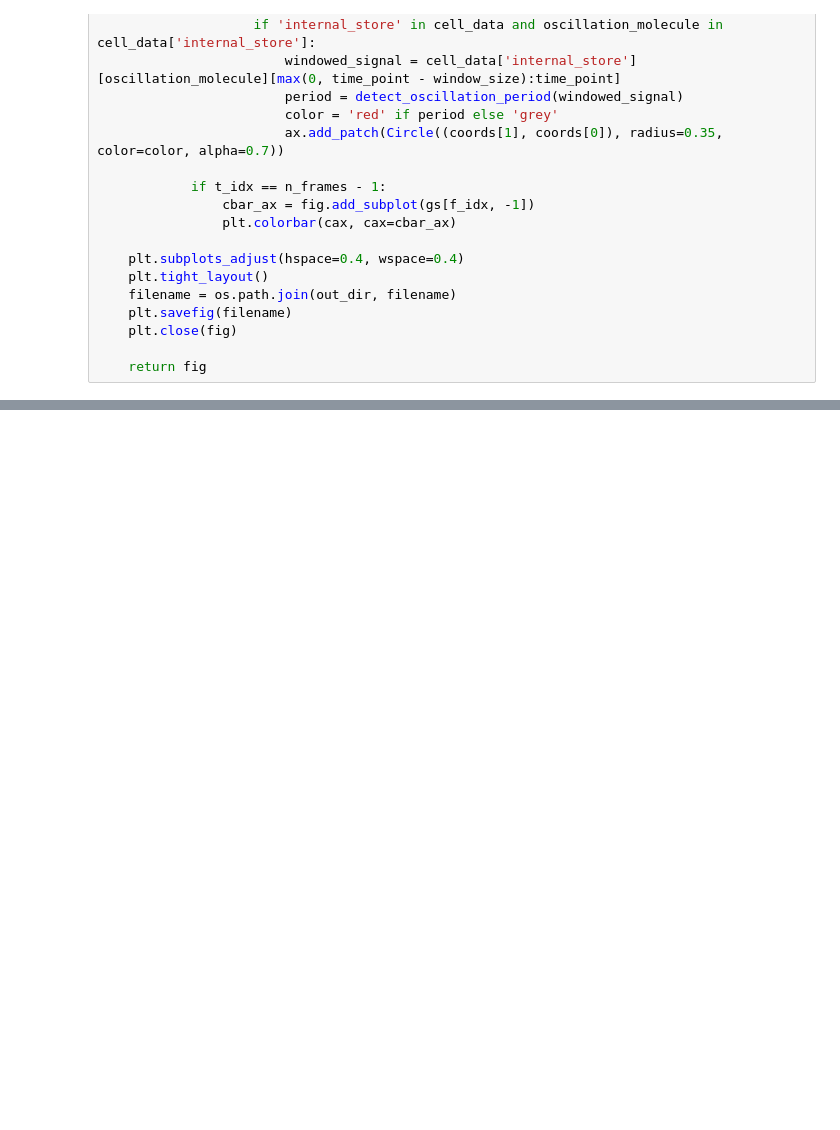
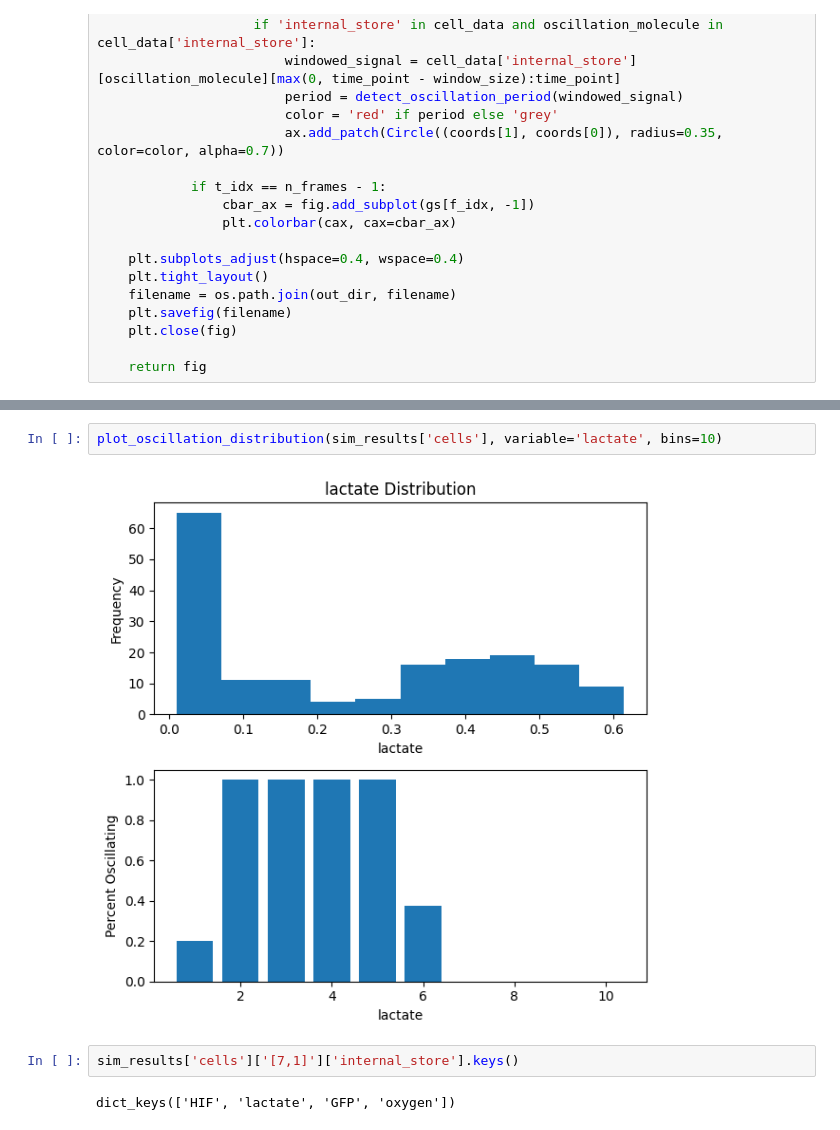
Before and after one commit to vivarium-collective/hypoxia-oscillations, a Jupyter notebook: notebooks/grid_tissue.ipynb, the cells around one changed output, grey strips where cells are left out. Saved outputs shown, nothing was run; the diff lists cells and outputs as text; blank space fills up the shorter version.

```diff
--- a/notebooks/grid_tissue.ipynb
+++ b/notebooks/grid_tissue.ipynb
@@ -984,0 +1066,8 @@ plot_fields_snapshots(
+# %%
+plot_oscillation_distribution(sim_results['cells'], variable='lactate', bins=10)
+# %% [output]
+[figure, added]
+# %%
+sim_results['cells']['[7,1]']['internal_store'].keys()
+# %% [output]
+dict_keys(['HIF', 'lactate', 'GFP', 'oxygen'])
```
Also changed, not shown: parts of 8 cells of this notebook.
